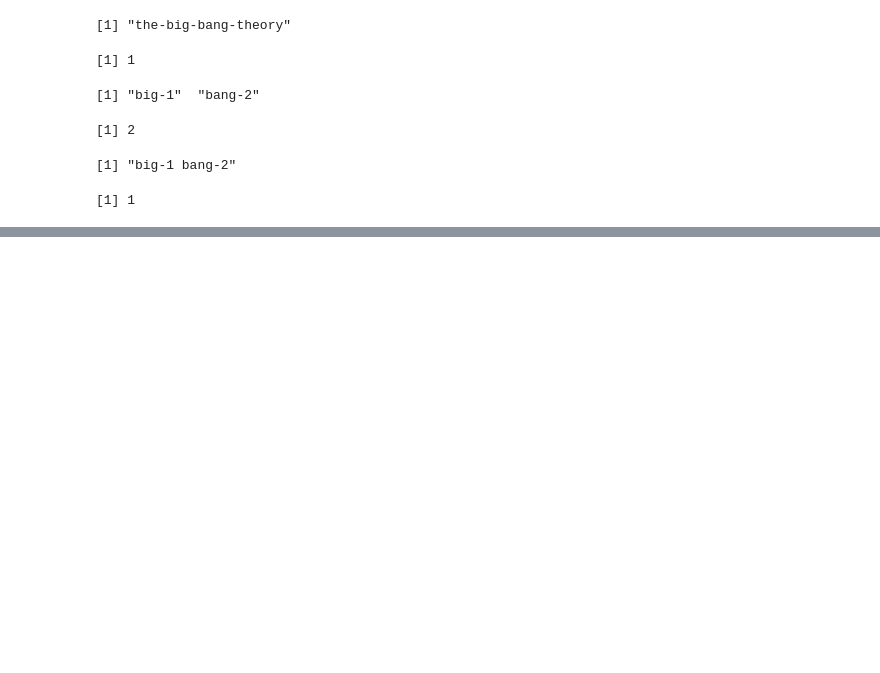
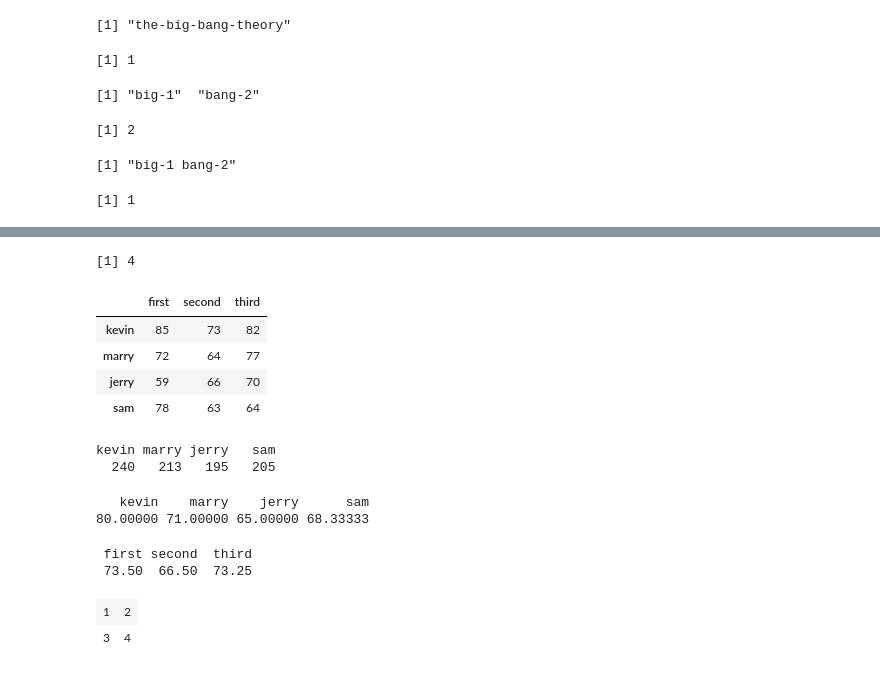
Before and after one commit to YuHsuanLin/riii, a Jupyter notebook: cb102/cb102_20180809.ipynb, the cells around one changed output, grey strips where cells are left out. Drawn from its saved outputs; the diff is of its cells as text; code cells hidden in the pictures; blank space fills up the shorter version.

Commit message:
matrix

```diff
--- a/cb102/cb102_20180809.ipynb
+++ b/cb102/cb102_20180809.ipynb
@@ -572,0 +611,3 @@ length( paste(c("big","bang"),c(1,2),sep='-',collapse = ' ') )
+# %%
+mat = matrix(data=c(kevin,marry,jerry),byrow=T,nrow=3 )
+mat
@@ -572,0 +727,2 @@ length( paste(c("big","bang"),c(1,2),sep='-',collapse = ' ') )
+# %%
+mat2 = rbind(mat,c(78,63))
@@ -572,0 +731,31 @@ length( paste(c("big","bang"),c(1,2),sep='-',collapse = ' ') )
+# %%
+nrow(mat2)
+# %% [output]
+[1] 4
+# %%
+third = c(82,77,70,64)
+# %%
+mat3 = cbind(mat2,third)
+# %%
+mat3
+# %% [output]
+|  | first | second | third |
+| kevin | 85 | 73 | 82 |
+| marry | 72 | 64 | 77 |
+| jerry | 59 | 66 | 70 |
+| sam | 78 | 63 | 64 |
+# %%
+rowSums(mat3)
+# %% [output]
+kevin marry jerry   sam
+  240   213   195   205
+# %%
+rowMeans(mat3)
+# %% [output]
+   kevin    marry    jerry      sam
+80.00000 71.00000 65.00000 68.33333
+# %%
+colMeans(mat3)
+# %% [output]
+ first second  third
+ 73.50  66.50  73.25
@@ -572,0 +765,5 @@ length( paste(c("big","bang"),c(1,2),sep='-',collapse = ' ') )
+# %%
+m1
+# %% [output]
+| 1 | 2 |
+| 3 | 4 |
```
Also changed, not shown: parts of 40 cells of this notebook.
